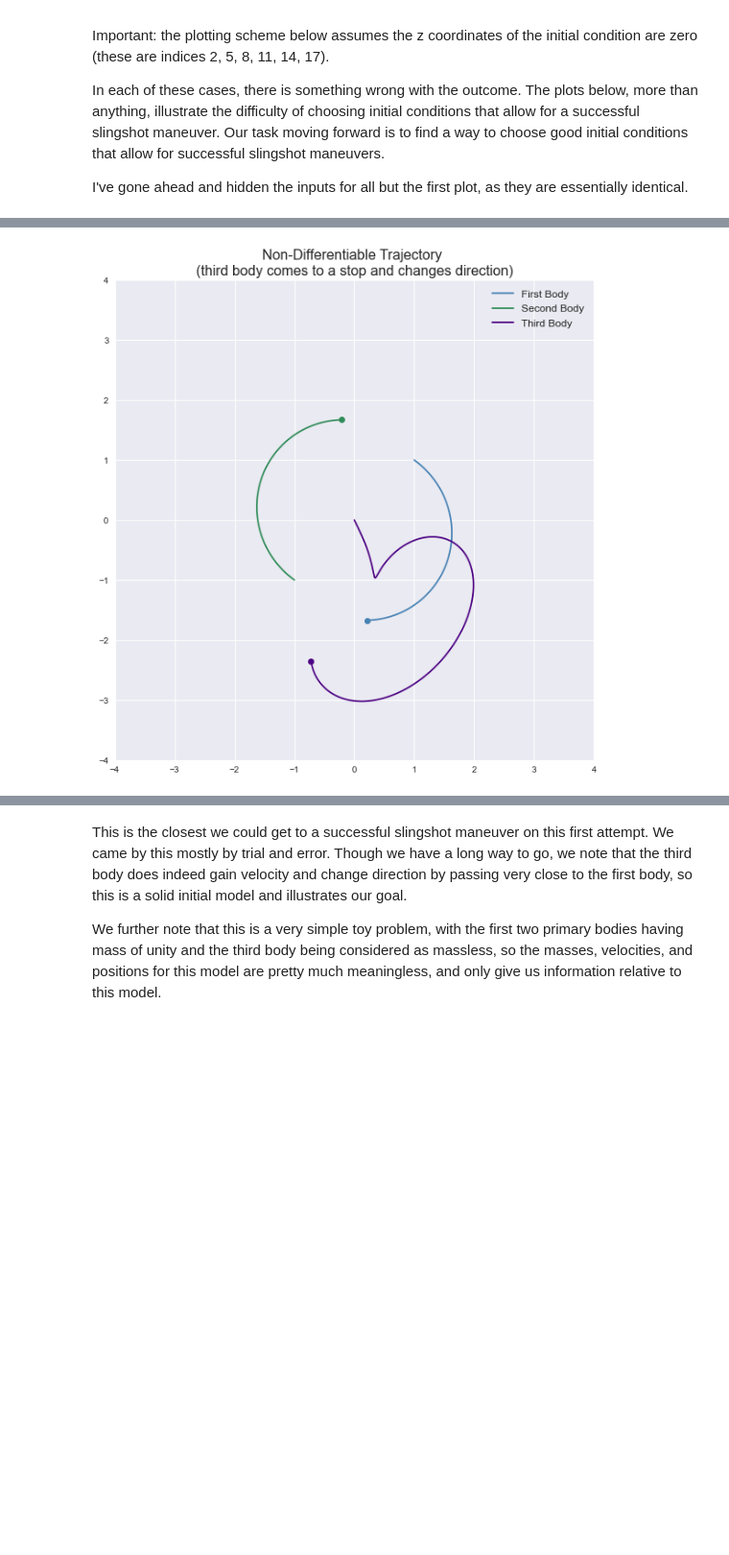
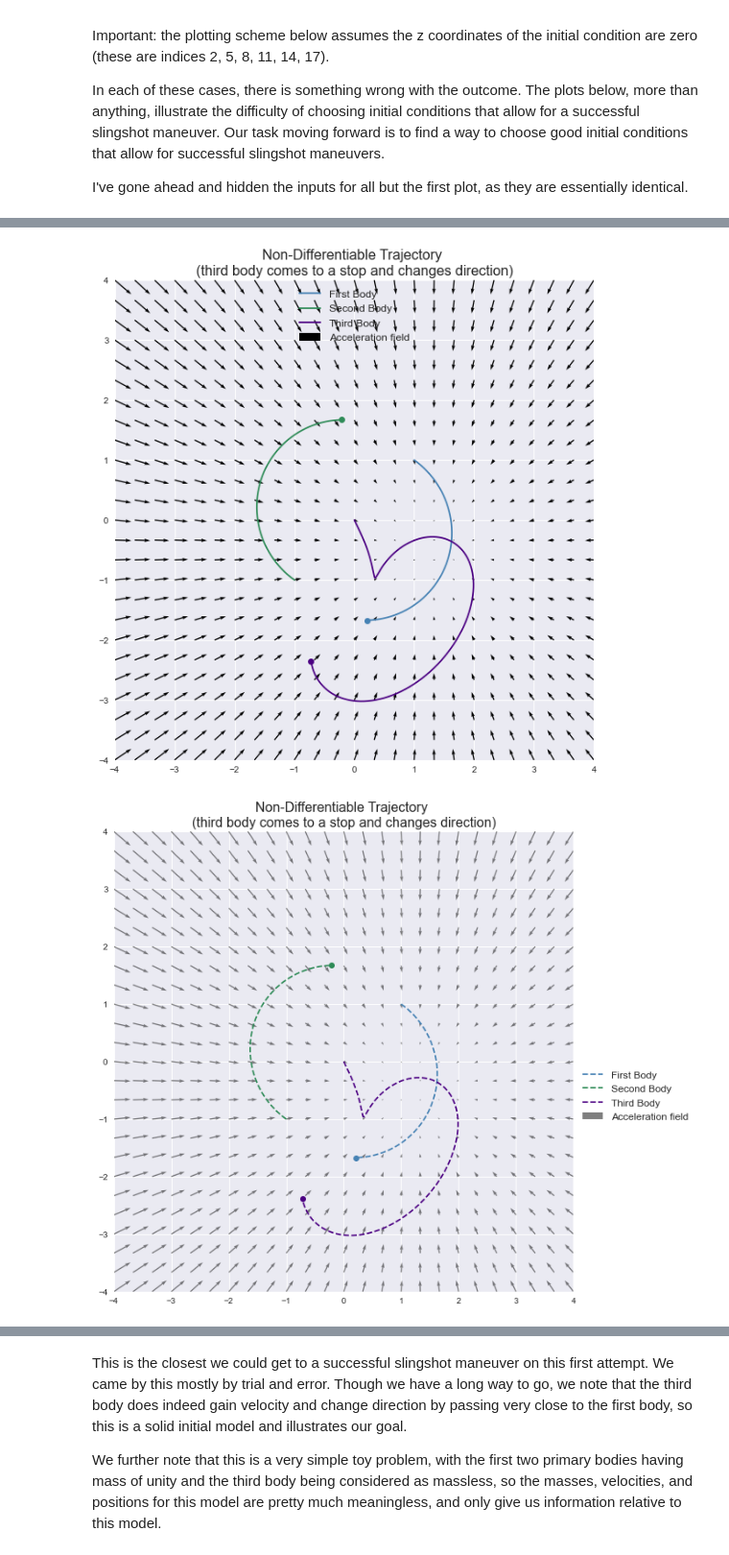
Before and after one commit to samcochran/optimal-spacecraft-control, a Jupyter notebook: Code/project1.ipynb, the cells around one changed output, grey strips where cells are left out. Shown at 96% size. Saved outputs shown, nothing was run; the diff lists cells and outputs as text; code cells hidden in the pictures; blank space fills up the shorter version.

```diff
--- a/Code/project1.ipynb
+++ b/Code/project1.ipynb
@@ -241,41 +342,24 @@ plt.show()
 # %%
 # Set up initial conditions and parameters
 t0 = 0
 tf = 10
 init = np.array([1, 1, 0, # Position 1
                  -1, -1, 0, # Position 2
                  0, 0, 0, # Position 3
                  .35, -.25, 0, # Velocity/Momentum 1
                  -.35, .25, 0, # Velocity/Momentum 2
                  .3, -.6, 0]) # Velocity 3
 
 # Solve the system
 sol = solve_ivp(gravity_acceleration, (t0, tf), init, t_eval= np.linspace(t0, tf, 10000)).y
 
-# Plot the solutions, assuming we have
-fig, ax = plt.subplots()
+title = 'Non-Differentiable Trajectory \n(third body comes to a stop and changes direction)'
+plot_solution(sol, title)
 
-# First body
-first = ax.plot(sol[0, :], sol[1, :], color='steelblue', label='First Body')
-ax.plot(sol[0, -1], sol[1, -1], color='steelblue', marker='o')
-
-# Second body
-second = ax.plot(sol[3, :], sol[4, :], color='seagreen', label='Second Body')
-ax.plot(sol[3, -1], sol[4, -1], color='seagreen', marker='o')
-
-# Third body
-third = ax.plot(sol[6, :], sol[7, :], color='indigo', label='Third Body')
-ax.plot(sol[6, -1], sol[7, -1], color='indigo', marker='o')
-
-# Set plot parameters and labels
-ax.set_title('Non-Differentiable Trajectory \n(third body comes to a stop and changes direction)', fontsize=16)
-ax.set_aspect('equal')
-ax.legend(fontsize=12)
-ax.set_xlim(-4, 4)
-ax.set_ylim(-4, 4)
-plt.show()
+animate_solution(sol, title, 'jagged', skip=40)
 # %% [output]
-[figure, old version]
+[figure, new version]
+[figure, added]
 # %%
 # Set up initial conditions and parameters
 t0 = 0
```
Also changed, not shown: parts of 7 cells of this notebook, 5 other files.
